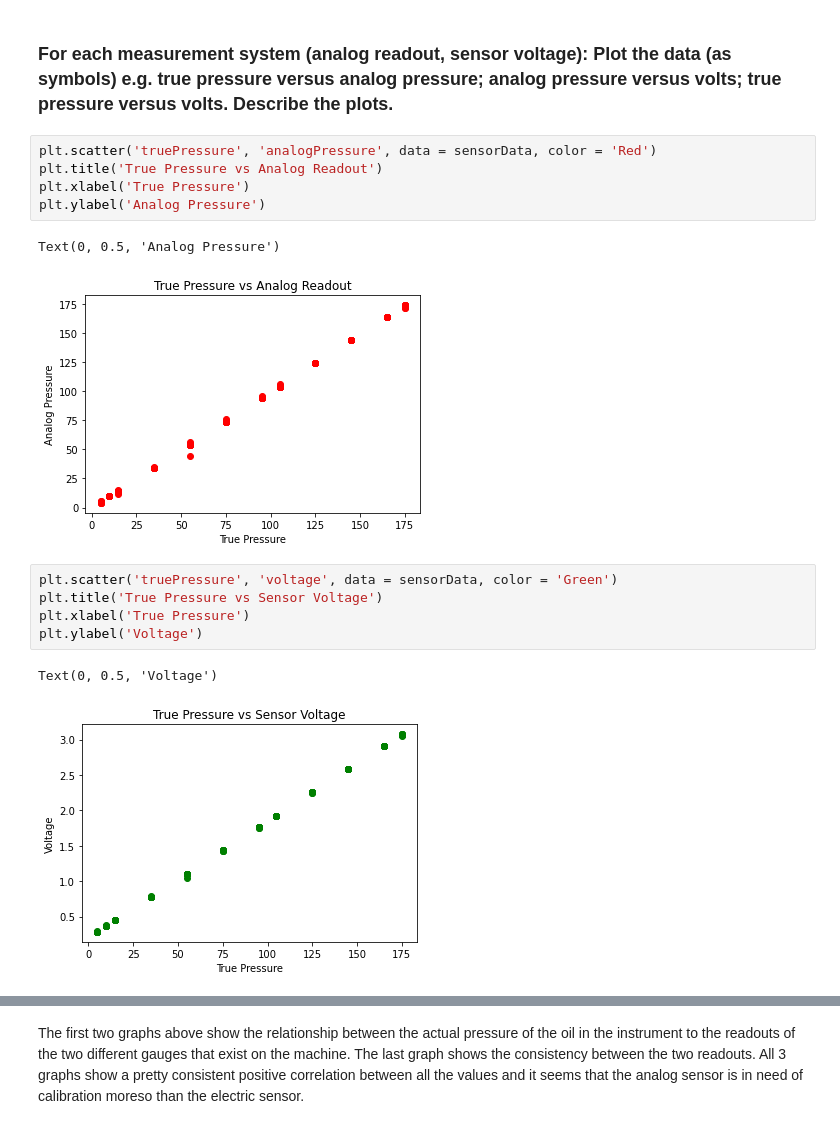
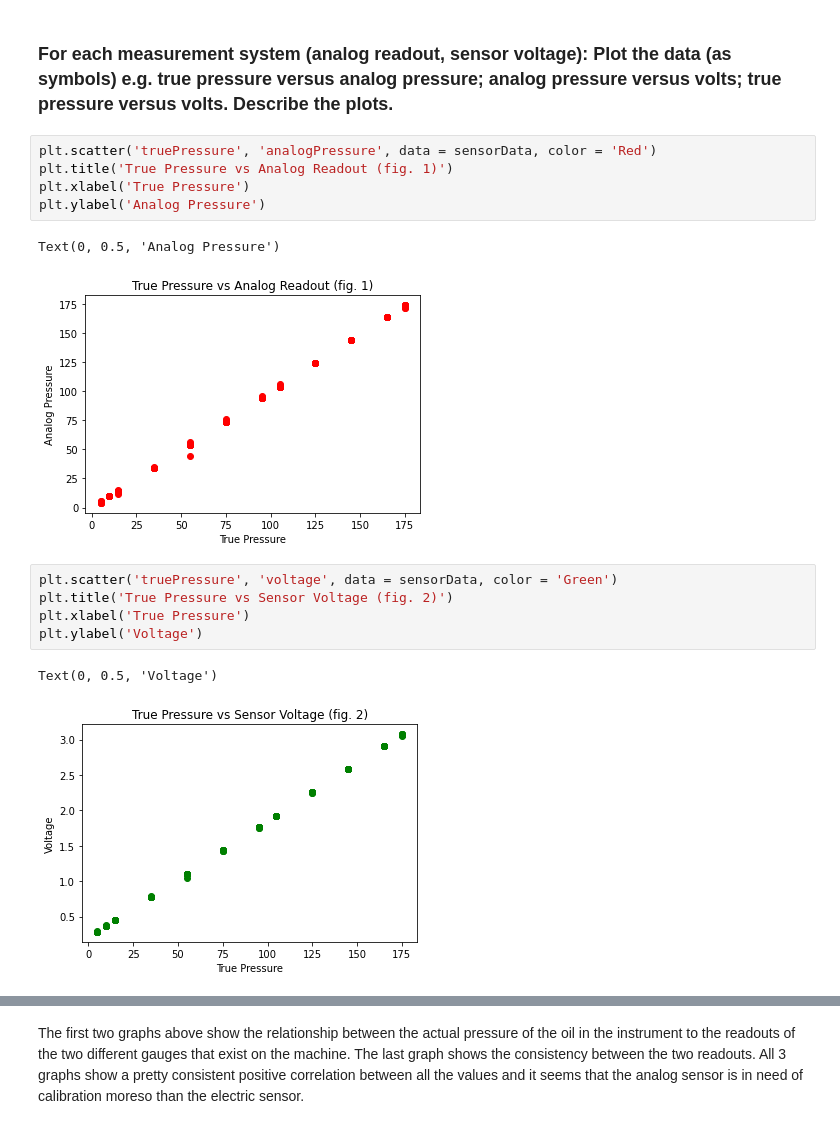
Before and after one commit to TeaOfTheSea/InstrumentCalibrationGit, a Jupyter notebook: InstrumentCalibration-Project.ipynb, the cells around one changed output, grey strips where cells are left out. Drawn from its saved outputs; the diff is of its cells as text.

Commit message:
added explanation of graphs (did not delete what was already written at bottom of task 3). also added fig numbers to graphs

```diff
--- a/InstrumentCalibration-Project.ipynb
+++ b/InstrumentCalibration-Project.ipynb
@@ -219,19 +221,19 @@ sensorData.head(10)
 ### For each measurement system (analog readout, sensor voltage): Plot the data (as symbols) e.g. true pressure versus analog pressure; analog pressure versus volts; true pressure versus volts. Describe the plots.
 # %%
 plt.scatter('truePressure', 'analogPressure', data = sensorData, color = 'Red')
-plt.title('True Pressure vs Analog Readout')
+plt.title('True Pressure vs Analog Readout (fig. 1)')
 plt.xlabel('True Pressure')
 plt.ylabel('Analog Pressure')
 # %% [output]
 Text(0, 0.5, 'Analog Pressure')
-[figure, old version]
+[figure, new version]
 # %%
 plt.scatter('truePressure', 'voltage', data = sensorData, color = 'Green')
-plt.title('True Pressure vs Sensor Voltage')
+plt.title('True Pressure vs Sensor Voltage (fig. 2)')
 plt.xlabel('True Pressure')
 plt.ylabel('Voltage')
 # %% [output]
 Text(0, 0.5, 'Voltage')
-[figure, old version]
+[figure, new version]
 # %%
 plt.scatter('analogPressure', 'voltage', data = sensorData, color = 'Blue')
```
Also changed, not shown: parts of 2 cells of this notebook.
